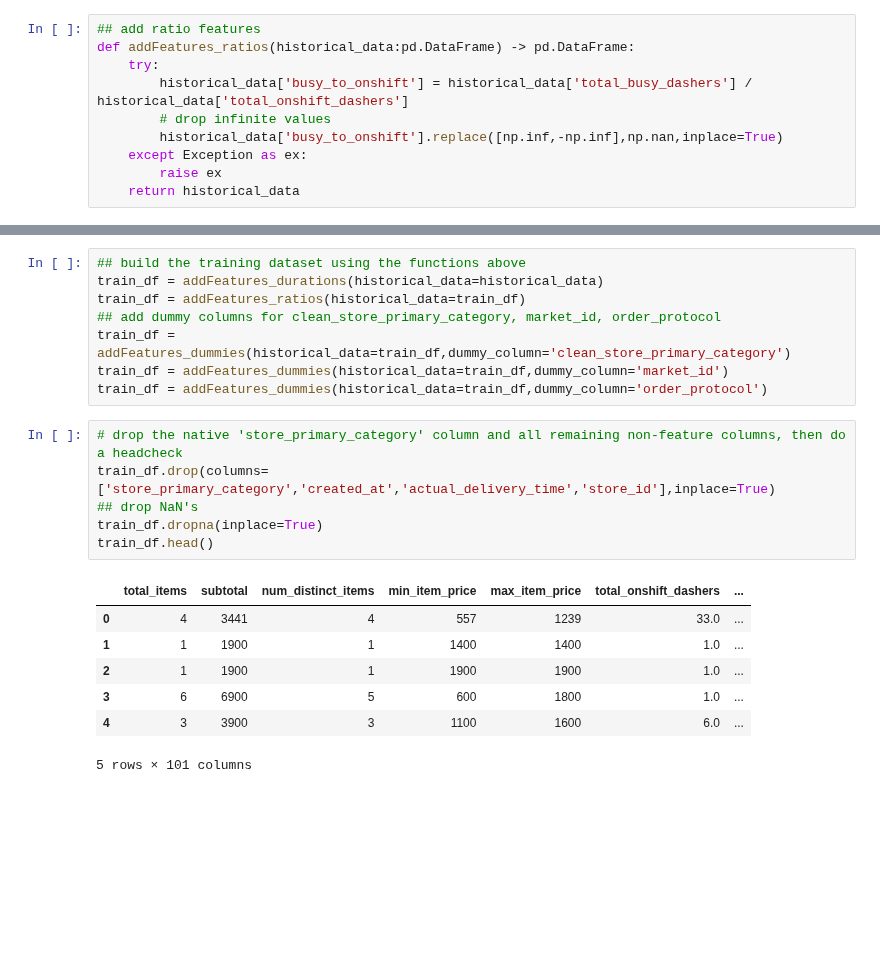
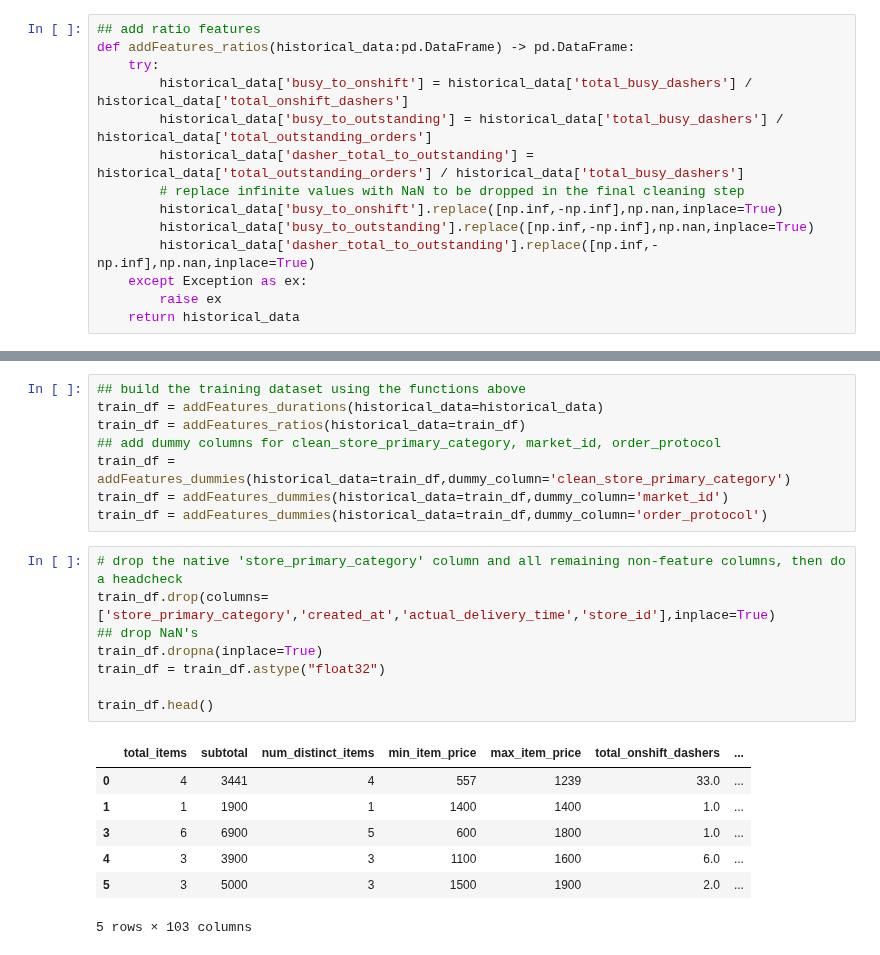
Before and after one commit to Tanag3r/stratascratch_projects, a Jupyter notebook: doordash_delivery_est/doordash_est.ipynb, the cells around one changed output, grey strips where cells are left out. Cells and saved outputs as stored; diff of their text form; blank space fills up the shorter version.

```diff
--- a/doordash_delivery_est/doordash_est.ipynb
+++ b/doordash_delivery_est/doordash_est.ipynb
@@ -92,8 +92,12 @@ def addFeatures_durations(historical_data:pd.DataFrame) -> pd.DataFrame:
 def addFeatures_ratios(historical_data:pd.DataFrame) -> pd.DataFrame:
     try:
         historical_data['busy_to_onshift'] = historical_data['total_busy_dashers'] / historical_data['total_onshift_dashers']
-        # drop infinite values
+        historical_data['busy_to_outstanding'] = historical_data['total_busy_dashers'] / historical_data['total_outstanding_orders']
+        historical_data['dasher_total_to_outstanding'] = historical_data['total_outstanding_orders'] / historical_data['total_busy_dashers']
+        # replace infinite values with NaN to be dropped in the final cleaning step
         historical_data['busy_to_onshift'].replace([np.inf,-np.inf],np.nan,inplace=True)
+        historical_data['busy_to_outstanding'].replace([np.inf,-np.inf],np.nan,inplace=True)
+        historical_data['dasher_total_to_outstanding'].replace([np.inf,-np.inf],np.nan,inplace=True)
     except Exception as ex:
         raise ex
     return historical_data
@@ -119,14 +123,16 @@ train_df = addFeatures_dummies(historical_data=train_df,dummy_column='order_prot
 # %%
 # drop the native 'store_primary_category' column and all remaining non-feature columns, then do a headcheck
 train_df.drop(columns=['store_primary_category','created_at','actual_delivery_time','store_id'],inplace=True)
 ## drop NaN's
 train_df.dropna(inplace=True)
+train_df = train_df.astype("float32")
+
 train_df.head()
 # %% [output]
 |  | total_items | subtotal | num_distinct_items | min_item_price | max_item_price | total_onshift_dashers | ... |
 | 0 | 4 | 3441 | 4 | 557 | 1239 | 33.0 | ... |
 | 1 | 1 | 1900 | 1 | 1400 | 1400 | 1.0 | ... |
-| 2 | 1 | 1900 | 1 | 1900 | 1900 | 1.0 | ... |
 | 3 | 6 | 6900 | 5 | 600 | 1800 | 1.0 | ... |
 | 4 | 3 | 3900 | 3 | 1100 | 1600 | 6.0 | ... |
+| 5 | 3 | 5000 | 3 | 1500 | 1900 | 2.0 | ... |
-5 rows × 101 columns
+5 rows × 103 columns
```
Also changed, not shown: parts of 6 cells of this notebook.
